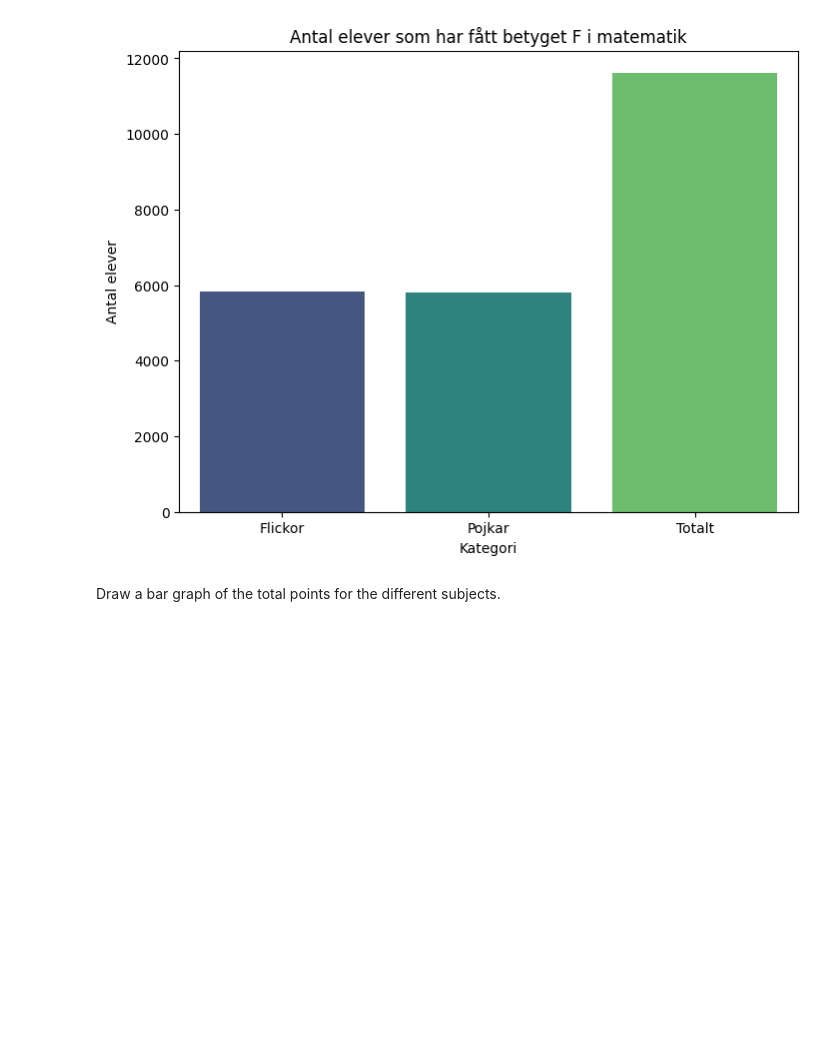
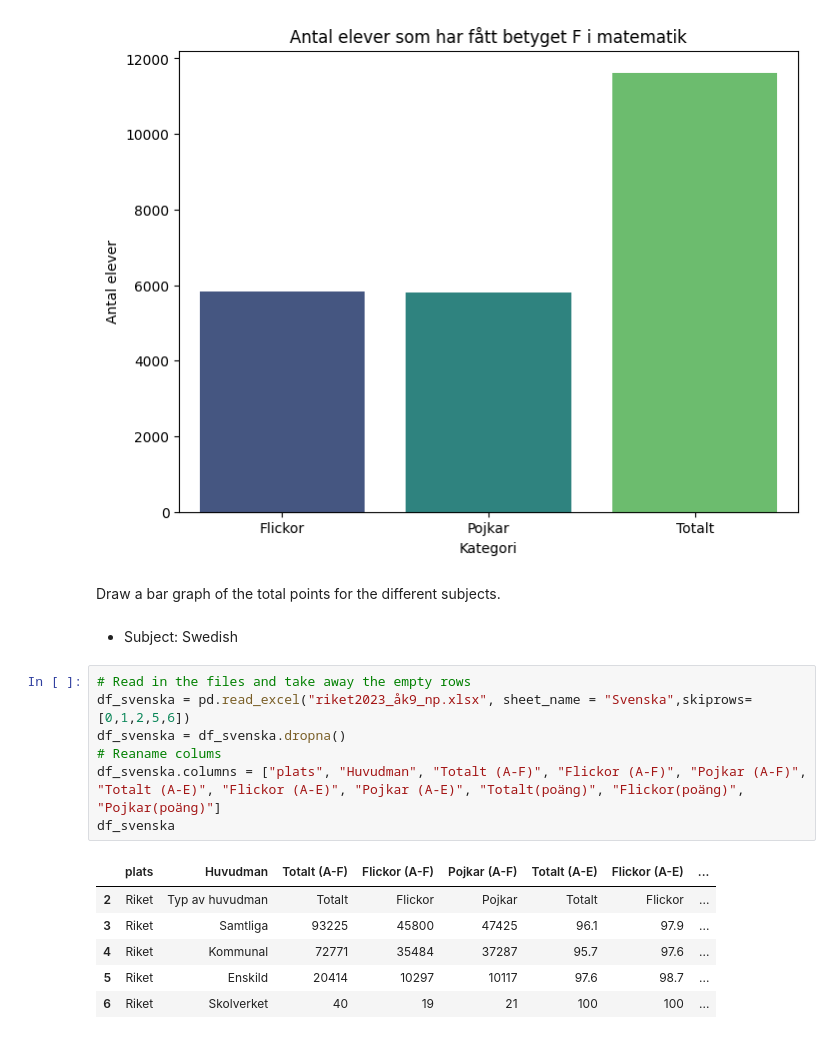
Before and after one commit to saraonsala/Python-Sara-Mellgren-OOPA23, a Jupyter notebook: Labb_2/Labb_2.ipynb, the cells around one changed output. Cells and saved outputs as stored; diff of their text form; blank space fills up the shorter version.

Commit message:
* Subject: Swedish

```diff
--- a/Labb_2/Labb_2.ipynb
+++ b/Labb_2/Labb_2.ipynb
@@ -69,3 +69,19 @@ Totalt antal elever som har fått F i matematik:  11623 st
 [figure]
 # %% [markdown]
 Draw a bar graph of the total points for the different subjects.
+# %% [markdown]
+* Subject: Swedish
+# %%
+# Read in the files and take away the empty rows
+df_svenska = pd.read_excel("riket2023_åk9_np.xlsx", sheet_name = "Svenska",skiprows=[0,1,2,5,6])
+df_svenska = df_svenska.dropna()
+# Reaname colums
+df_svenska.columns = ["plats", "Huvudman", "Totalt (A-F)", "Flickor (A-F)", "Pojkar (A-F)", "Totalt (A-E)", "Flickor (A-E)", "Pojkar (A-E)", "Totalt(poäng)", "Flickor(poäng)", "Pojkar(poäng)"]
+df_svenska
+# %% [output]
+|  | plats | Huvudman | Totalt (A-F) | Flickor (A-F) | Pojkar (A-F) | Totalt (A-E) | Flickor (A-E) | ... |
+| 2 | Riket | Typ av huvudman | Totalt | Flickor | Pojkar | Totalt | Flickor | ... |
+| 3 | Riket | Samtliga | 93225 | 45800 | 47425 | 96.1 | 97.9 | ... |
+| 4 | Riket | Kommunal | 72771 | 35484 | 37287 | 95.7 | 97.6 | ... |
+| 5 | Riket | Enskild | 20414 | 10297 | 10117 | 97.6 | 98.7 | ... |
+| 6 | Riket | Skolverket | 40 | 19 | 21 | 100 | 100 | ... |
```
